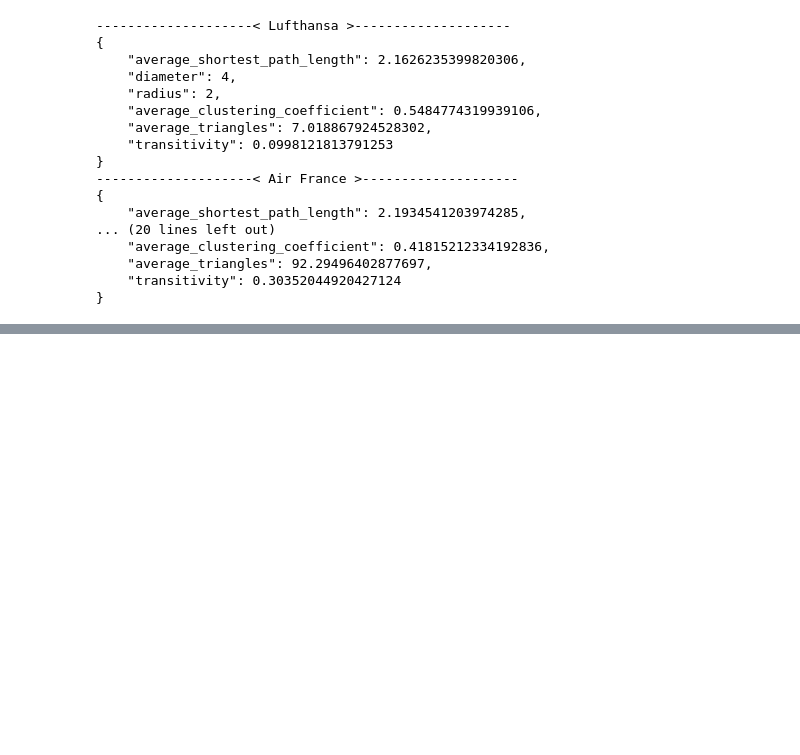
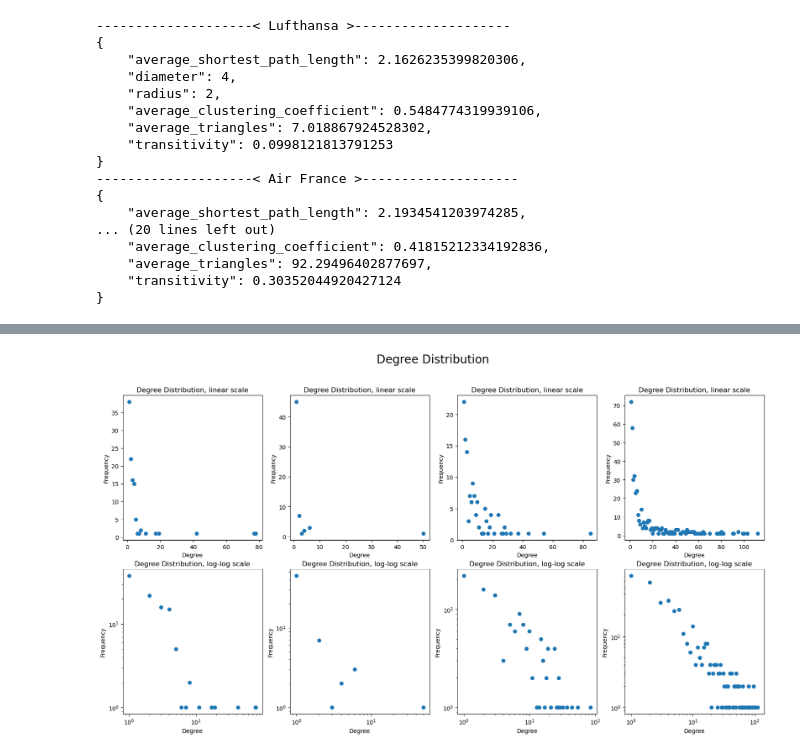
Before and after one commit to srmarcballestero/ComplexNetworks25, a Jupyter notebook: Notebooks/Project.ipynb, the cells around one changed output, grey strips where cells are left out. Cells and saved outputs as stored; diff of their text form; code cells hidden in the pictures; blank space fills up the shorter version.

Commit message:
Degree distributions

```diff
--- a/Notebooks/Project.ipynb
+++ b/Notebooks/Project.ipynb
@@ -1369,0 +1407,27 @@ plt.show()
+# %%
+fig, ax = plt.subplots(2, 4, figsize=(20, 10))
+
+fig.suptitle("Degree Distribution", fontsize=20)
+
+plot_degree_distribution(
+    G=ntw_lufthansa,
+    ax=ax,
+    col=0,
+)
+plot_degree_distribution(
+    G=ntw_air_france,
+    ax=ax,
+    col=1,
+)
+plot_degree_distribution(
+    G=ntw_ryanair,
+    ax=ax,
+    col=2,
+)
+plot_degree_distribution(
+    G=ntw_all,
+    ax=ax,
+    col=3,
+)
+# %% [output]
+[figure, added]
```
Also changed, not shown: parts of 3 cells of this notebook.
